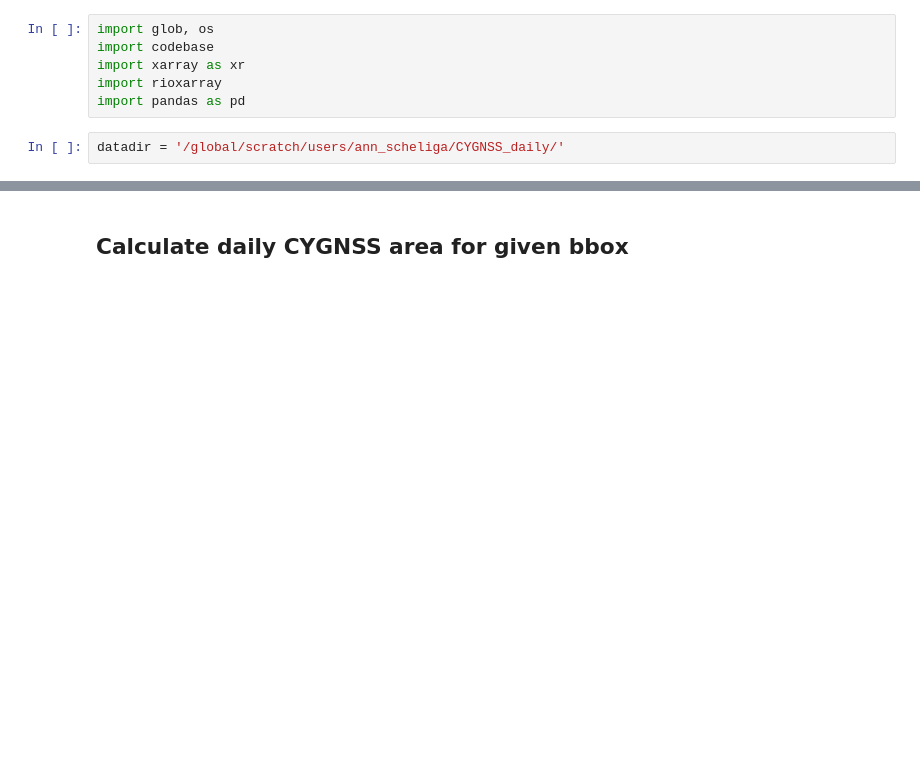
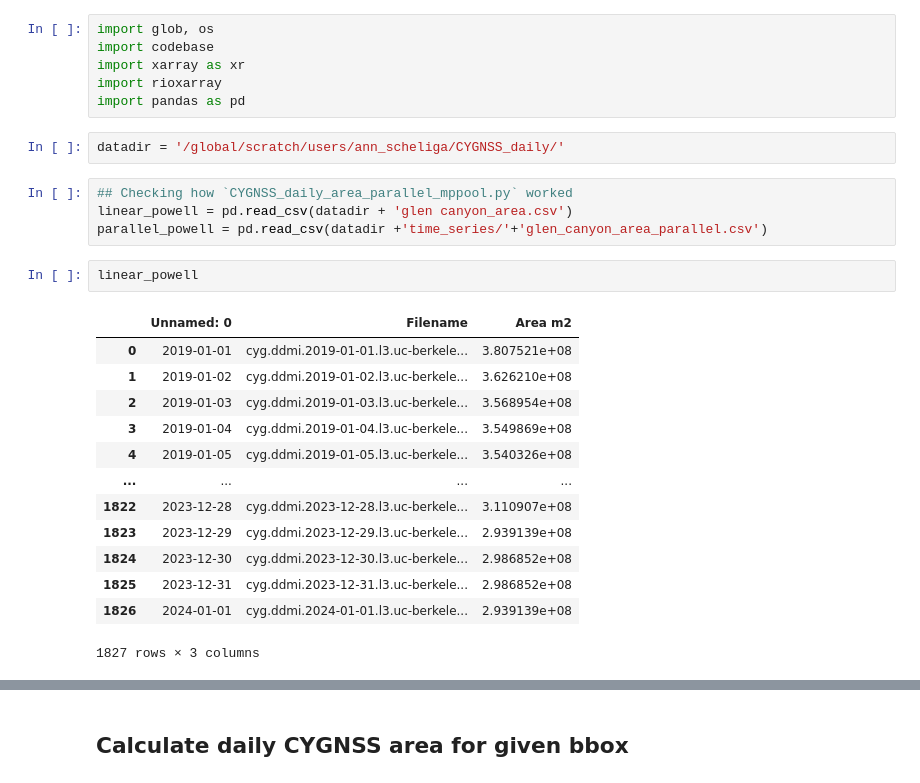
Before and after one commit to ascheliga/CYGNSS-GRACE, a Jupyter notebook: notebooks/scratchwork_CYGNSSdaily.ipynb, the cells around one changed output, grey strips where cells are left out. Saved outputs shown, nothing was run; the diff lists cells and outputs as text; blank space fills up the shorter version.

Commit message:
got parallel SW area calc working

```diff
--- a/notebooks/scratchwork_CYGNSSdaily.ipynb
+++ b/notebooks/scratchwork_CYGNSSdaily.ipynb
@@ -13,3 +13,23 @@ import rioxarray
 import pandas as pd
 # %%
 datadir = '/global/scratch/users/ann_scheliga/CYGNSS_daily/'
+# %%
+## Checking how `CYGNSS_daily_area_parallel_mppool.py` worked
+linear_powell = pd.read_csv(datadir + 'glen canyon_area.csv')
+parallel_powell = pd.read_csv(datadir +'time_series/'+'glen_canyon_area_parallel.csv')
+# %%
+linear_powell
+# %% [output]
+|  | Unnamed: 0 | Filename | Area m2 |
+| 0 | 2019-01-01 | cyg.ddmi.2019-01-01.l3.uc-berkele... | 3.807521e+08 |
+| 1 | 2019-01-02 | cyg.ddmi.2019-01-02.l3.uc-berkele... | 3.626210e+08 |
+| 2 | 2019-01-03 | cyg.ddmi.2019-01-03.l3.uc-berkele... | 3.568954e+08 |
+| 3 | 2019-01-04 | cyg.ddmi.2019-01-04.l3.uc-berkele... | 3.549869e+08 |
+| 4 | 2019-01-05 | cyg.ddmi.2019-01-05.l3.uc-berkele... | 3.540326e+08 |
+| ... | ... | ... | ... |
+| 1822 | 2023-12-28 | cyg.ddmi.2023-12-28.l3.uc-berkele... | 3.110907e+08 |
+| 1823 | 2023-12-29 | cyg.ddmi.2023-12-29.l3.uc-berkele... | 2.939139e+08 |
+| 1824 | 2023-12-30 | cyg.ddmi.2023-12-30.l3.uc-berkele... | 2.986852e+08 |
+| 1825 | 2023-12-31 | cyg.ddmi.2023-12-31.l3.uc-berkele... | 2.986852e+08 |
+| 1826 | 2024-01-01 | cyg.ddmi.2024-01-01.l3.uc-berkele... | 2.939139e+08 |
+1827 rows × 3 columns
```
Also changed, not shown: parts of 1 cell of this notebook, 3 other files.
